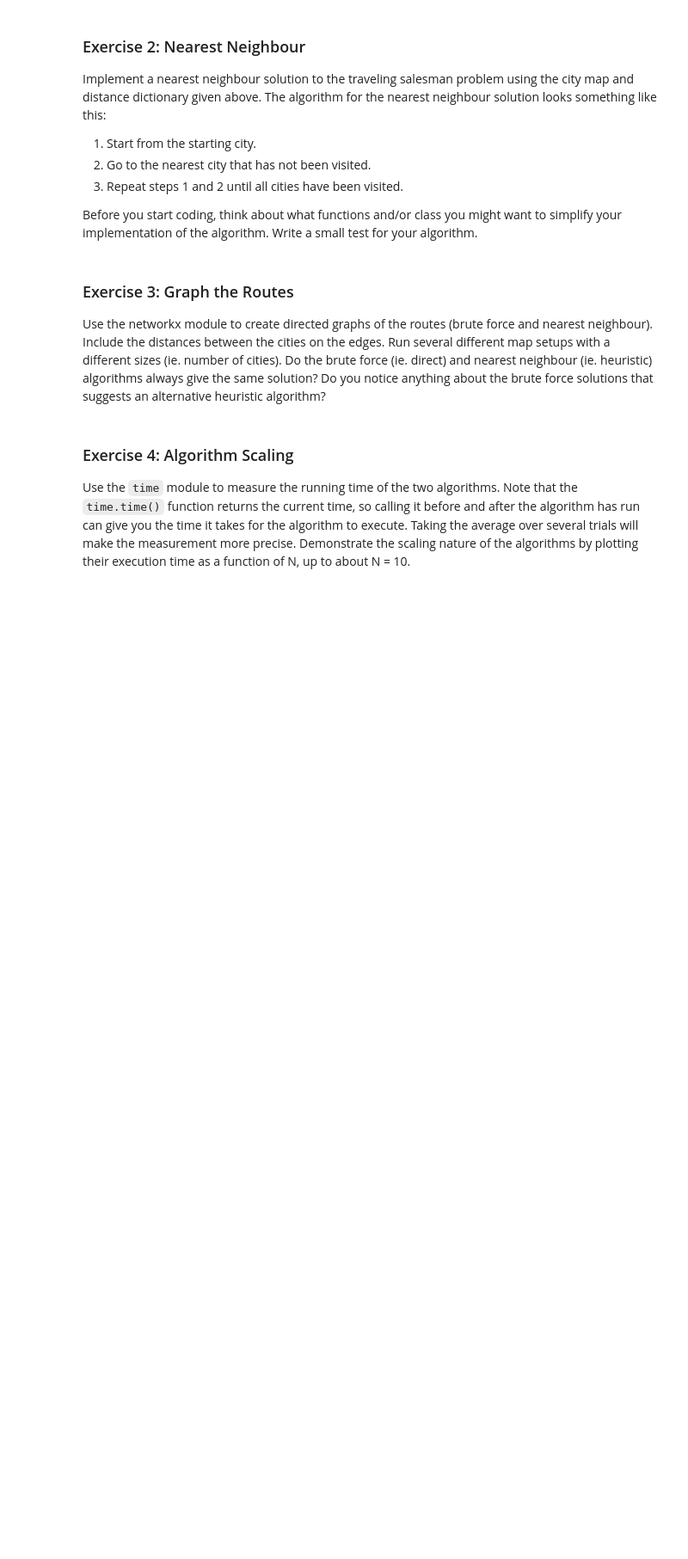
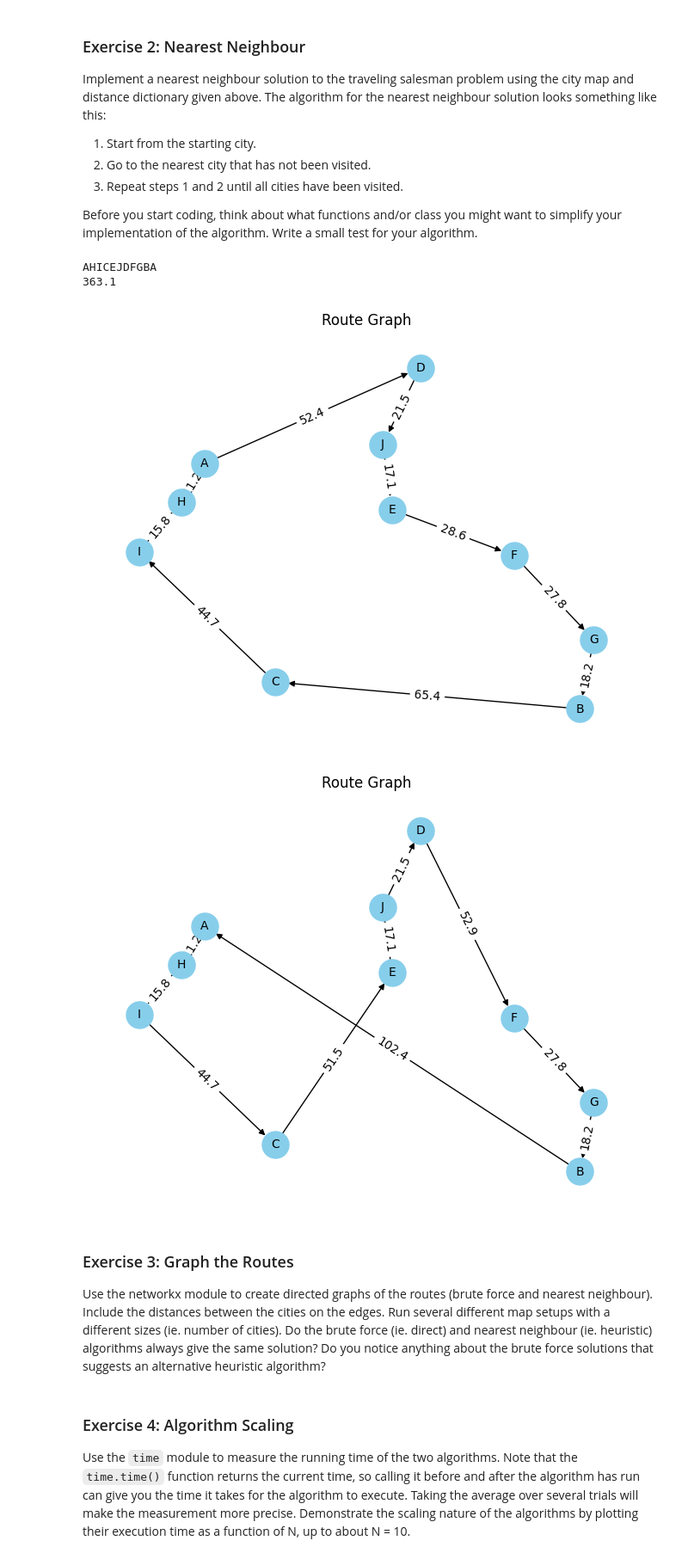
Before and after one commit to CodeChef-1/comp215, a Jupyter notebook: labs/lab05_scaling.ipynb, the cells around one changed output. Shown at 86% size. Saved outputs shown, nothing was run; the diff lists cells and outputs as text; code cells hidden in the pictures; blank space fills up the shorter version.

```diff
--- a/labs/lab05_scaling.ipynb
+++ b/labs/lab05_scaling.ipynb
@@ -141,3 +137,68 @@ exmap = city_map(10)
+# %%
+#keep to city indexing the same
+def nearest_neighbor_tsp(city_map, distances):
+    start_city = 'A'
+    current_city = start_city
+    unvisited_cities = set(city_map.keys())
+    unvisited_cities.remove(start_city)
+    route = [start_city]
+    total_distance = 0
+
+    while unvisited_cities:
+        nearest_city = None
+        min_distance = float('inf')
+        for city in unvisited_cities:
+            distance_to_city = distances.get((current_city, city), distances.get((city, current_city)))
+            if distance_to_city < min_distance:
+                min_distance = distance_to_city
+                nearest_city = city
+
+        route.append(nearest_city)
+        total_distance += min_distance
+        unvisited_cities.remove(nearest_city)
+        current_city = nearest_city
+
+    #return to the starting city
+    total_distance += distances.get((current_city, start_city), distances.get((start_city, current_city)))
+    route.append(start_city)
+    #get route
+    return "".join(route), total_distance
+
+shortest_route, min_distance = nearest_neighbor_tsp(city_map, distances)
+print(shortest_route)
+print(min_distance)
+# %% [output]
+AHICEJDFGBA
+363.1
+# %%
+def graph_route(city_map, route, distances):
+
+    G = nx.DiGraph()
+    for i in range(len(route) - 1):
+        city1 = route[i]
+        #find next
+        city2 = route[i+1]
+        distance_val = distances.get((city1, city2), distances.get((city2, city1)))
+        G.add_edge(city1, city2, weight=distance_val)
+
+    #for brute method
+    pos = city_map
+    labels = nx.get_edge_attributes(G, 'weight')
+    nx.draw(G, pos, with_labels=True, node_size=500, node_color="skyblue", font_size=10)
+    nx.draw_networkx_edge_labels(G, pos, edge_labels=labels)
+    plt.title("Route Graph")
+    plt.show()
+
+#testing
+brute_force_route, brute_force_distance = brute_force_tsp(city_map, distances)
+graph_route(city_map, brute_force_route, distances)
+
+nearest_neighbor_route, nearest_neighbor_distance = nearest_neighbor_tsp(city_map, distances)
+graph_route(city_map, nearest_neighbor_route, distances)
+#had to look on stackoverflow for some help on labeling the edges so i copyed a bit of this
+# %% [output]
+[figure, added]
+[figure, added]
 # %% [markdown]
 ### Exercise 3: Graph the Routes
 
```
Also changed, not shown: parts of 7 cells of this notebook.
